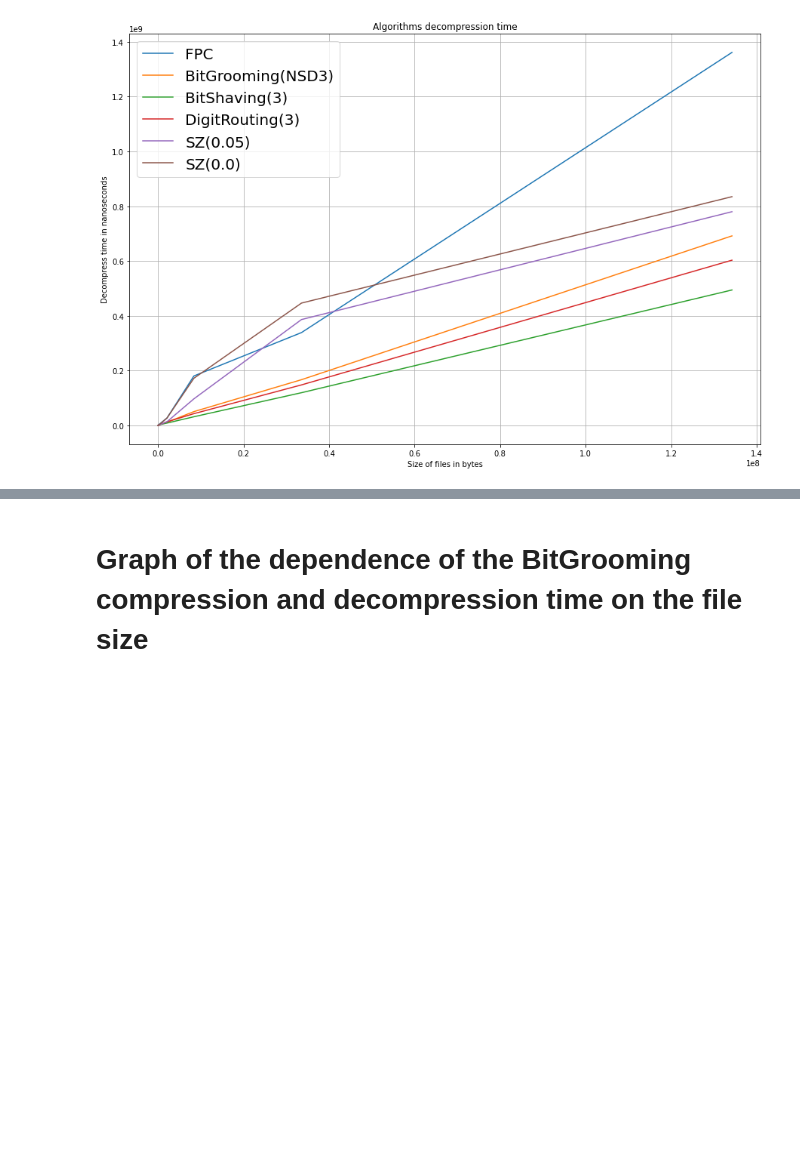
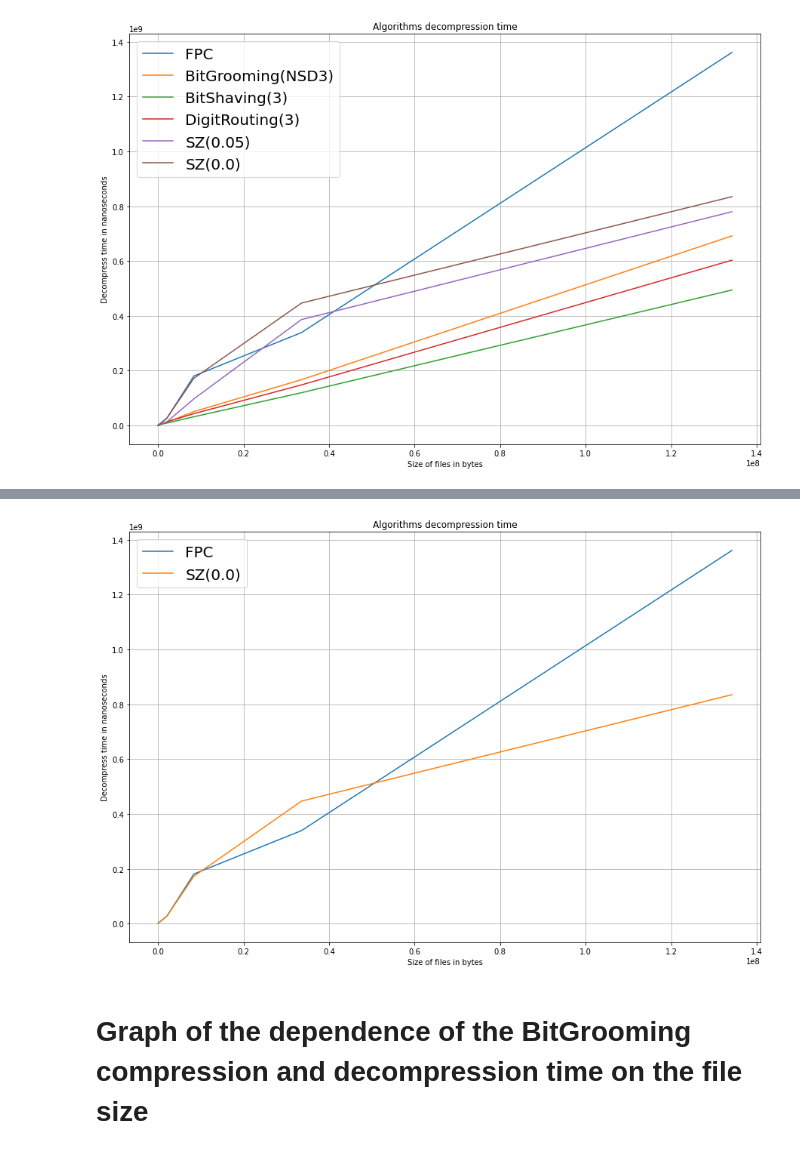
Before and after one commit to pvshebarshin/Comparative-Evaluation-of-Geospatial-Raster-Data-Compression-Techniques, a Jupyter notebook: calculation/algorithms.ipynb, the cells around one changed output, grey strips where cells are left out. Saved outputs shown, nothing was run; the diff lists cells and outputs as text; code cells hidden in the pictures; blank space fills up the shorter version.

```diff
--- a/src/main/resources/algorithms.ipynb
+++ b/calculation/algorithms.ipynb
@@ -116,3 +171,18 @@ plt.show()
+# %%
+plt.figure(figsize = [15,10])
+plt.grid(True)
+
+plt.plot(FPCTS['Time'], label = 'FPC')
+#plt.plot(K2RasterS['Time'], label = 'K2Raster')
+plt.plot(SZ0['Time'], label = 'SZ(0.0)')
+
+plt.ylabel('Decompress time in nanoseconds')
+plt.xlabel('Size of files in bytes')
+plt.title('Algorithms decompression time')
+plt.legend(loc=2, prop={'size': 20})
+plt.show()
+# %% [output]
+[figure, added]
 # %% [markdown]
 # Graph of the dependence of the BitGrooming compression and decompression time on the file size<br>
 # %% [markdown]
```
Also changed, not shown: parts of 14 cells of this notebook.
